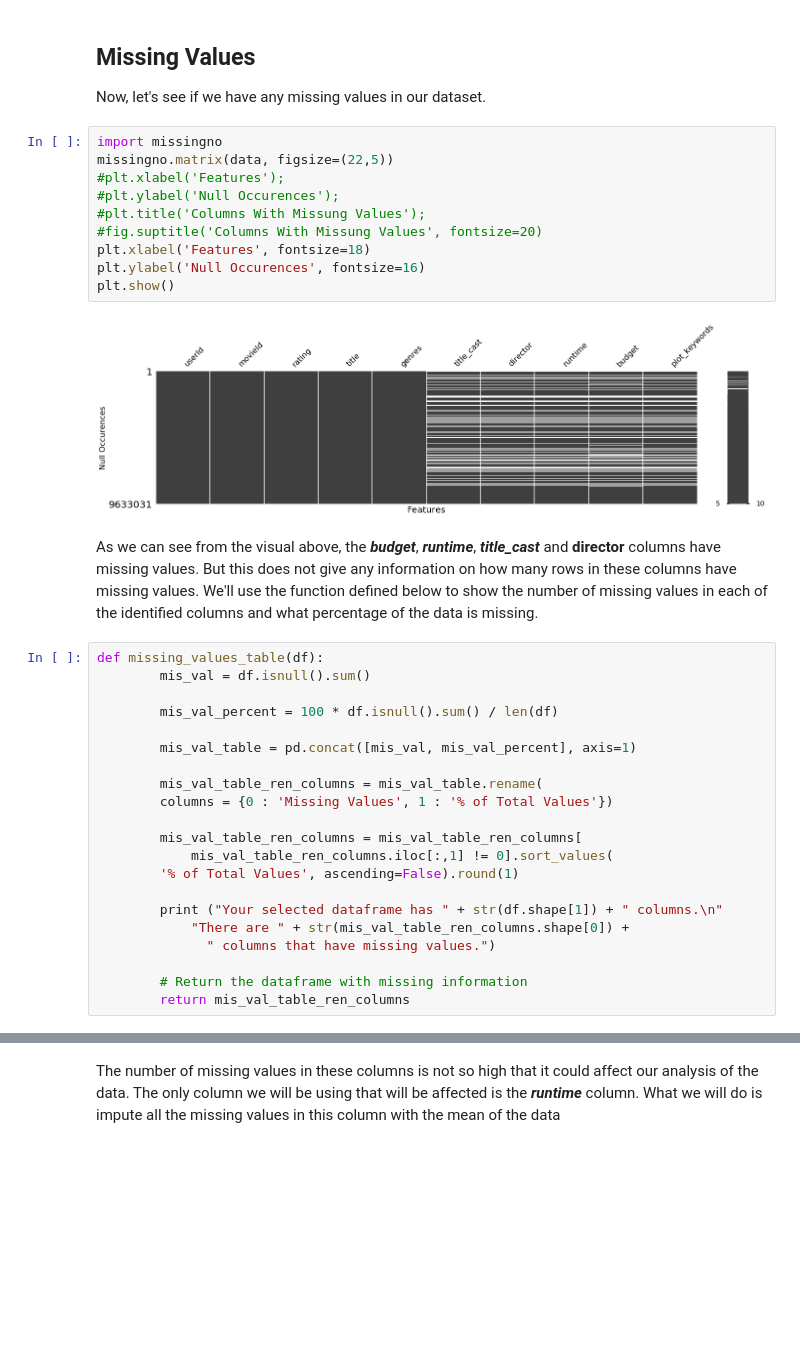
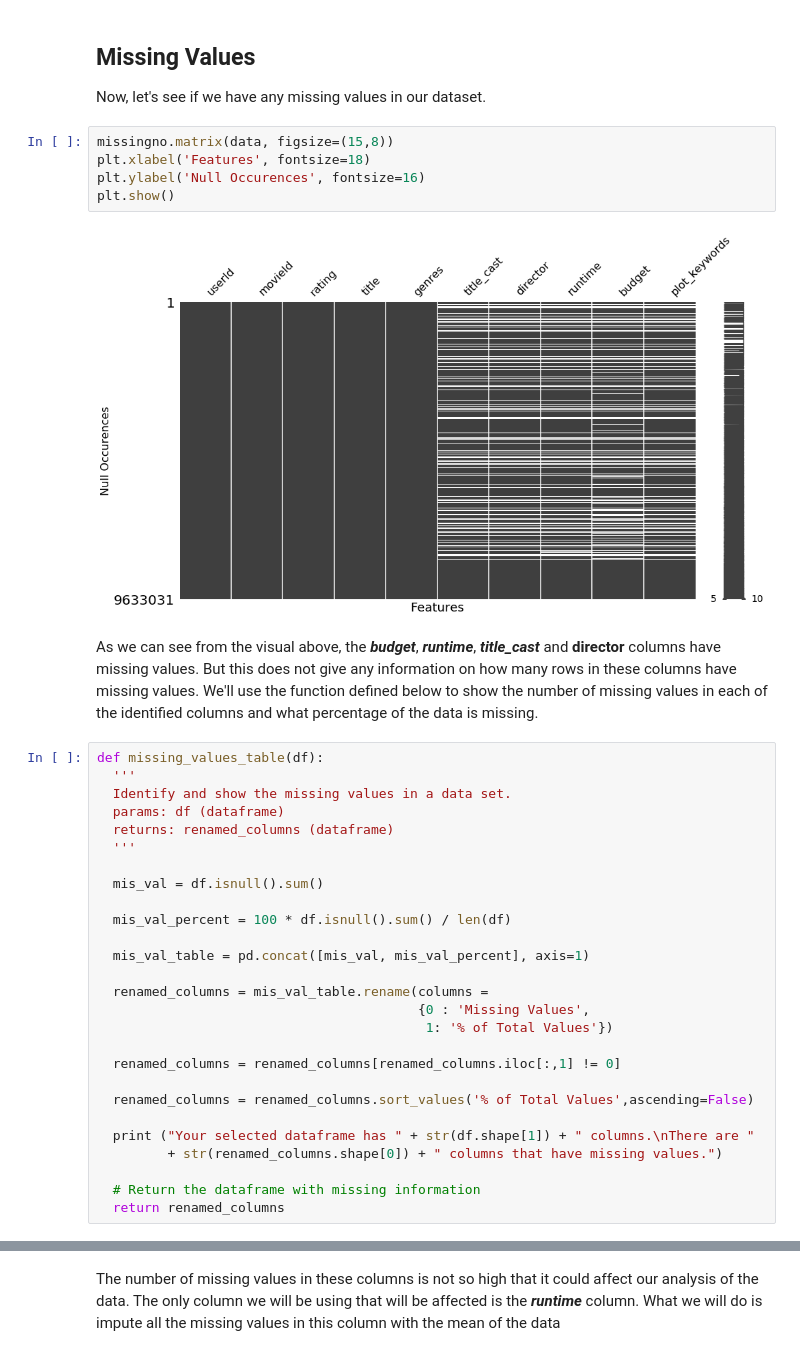
Before and after one commit to EDSATeam11/unsupervised-predict-streamlit-template, a Jupyter notebook: main.ipynb, the cells around one changed output, grey strips where cells are left out. Saved outputs shown, nothing was run; the diff lists cells and outputs as text; blank space fills up the shorter version.

```diff
--- a/main.ipynb
+++ b/main.ipynb
@@ -196,40 +189,41 @@ data.describe()
 ## Missing Values
 Now, let's see if we have any missing values in our dataset.
 # %%
-import missingno
-missingno.matrix(data, figsize=(22,5))
-#plt.xlabel('Features');
-#plt.ylabel('Null Occurences');
-#plt.title('Columns With Missung Values');
-#fig.suptitle('Columns With Missung Values', fontsize=20)
+missingno.matrix(data, figsize=(15,8))
 plt.xlabel('Features', fontsize=18)
 plt.ylabel('Null Occurences', fontsize=16)
 plt.show()
 # %% [output]
-[figure, old version]
+[figure, new version]
 # %% [markdown]
 As we can see from the visual above, the ***budget***, ***runtime***, ***title_cast*** and **director** columns have missing values. But this does not give any information on how many rows in these columns have missing values. We'll use the function defined below to show the number of missing values in each of the identified columns and what percentage of the data is missing.
 # %%
 def missing_values_table(df):
-        mis_val = df.isnull().sum()
+  '''
+  Identify and show the missing values in a data set.
+  params: df (dataframe)
+  returns: renamed_columns (dataframe)
+  '''
 
-        mis_val_percent = 100 * df.isnull().sum() / len(df)
+  mis_val = df.isnull().sum()
 
-        mis_val_table = pd.concat([mis_val, mis_val_percent], axis=1)
+  mis_val_percent = 100 * df.isnull().sum() / len(df)
 
-        mis_val_table_ren_columns = mis_val_table.rename(
-        columns = {0 : 'Missing Values', 1 : '% of Total Values'})
+  mis_val_table = pd.concat([mis_val, mis_val_percent], axis=1)
 
-        mis_val_table_ren_columns = mis_val_table_ren_columns[
-            mis_val_table_ren_columns.iloc[:,1] != 0].sort_values(
-        '% of Total Values', ascending=False).round(1)
+  renamed_columns = mis_val_table.rename(columns =
+                                         {0 : 'Missing Values',
+                                          1: '% of Total Values'})
 
-        print ("Your selected dataframe has " + str(df.shape[1]) + " columns.\n"
-            "There are " + str(mis_val_table_ren_columns.shape[0]) +
-              " columns that have missing values.")
+  renamed_columns = renamed_columns[renamed_columns.iloc[:,1] != 0]
 
-        # Return the dataframe with missing information
-        return mis_val_table_ren_columns
+  renamed_columns = renamed_columns.sort_values('% of Total Values',ascending=False)
+
+  print ("Your selected dataframe has " + str(df.shape[1]) + " columns.\nThere are "
+         + str(renamed_columns.shape[0]) + " columns that have missing values.")
+
+  # Return the dataframe with missing information
+  return renamed_columns
 # %%
 missing_values_table(data)
 # %% [output]
```
Also changed, not shown: parts of 73 cells of this notebook.
